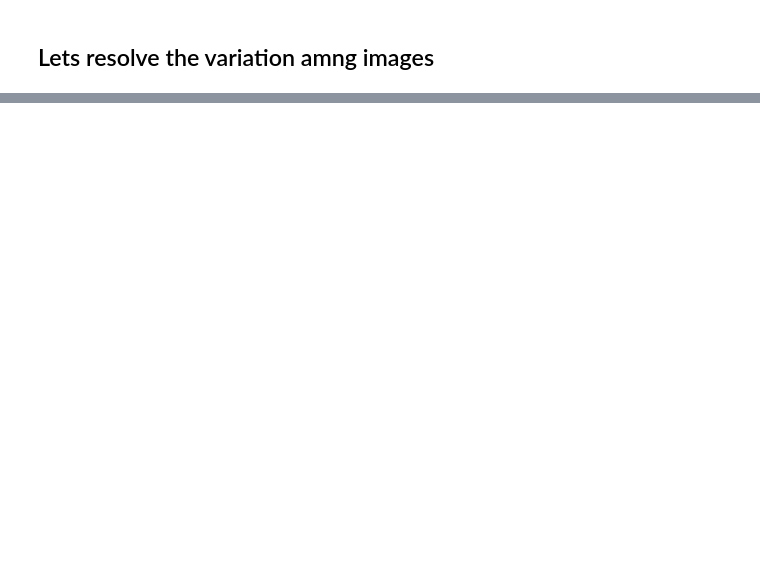
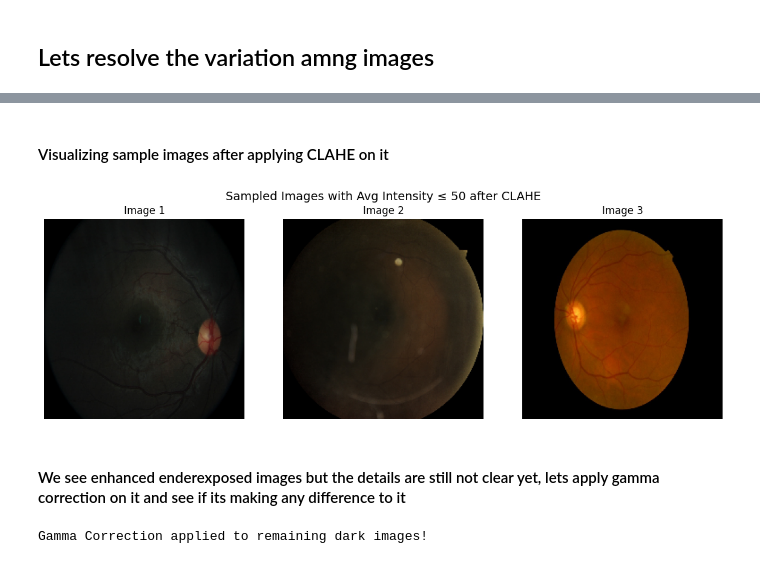
Before and after one commit to meetsudra11/Early-Detection-of-DR, a Jupyter notebook: DR.ipynb, the cells around one changed output, grey strips where cells are left out. Saved outputs shown, nothing was run; the diff lists cells and outputs as text; code cells hidden in the pictures; blank space fills up the shorter version.

Commit message:
in process

```diff
--- a/DR.ipynb
+++ b/DR.ipynb
@@ -309,0 +540,27 @@ def analyze_image(img):
+# %%
+# Function to classify underexposed images
+def is_underexposed(img, threshold=50):  # The above visualizations could give enough interpreation on which images require clahe
+    return np.mean(img) < threshold
+
+# Function to apply CLAHE
+def apply_clahe(img):
+    lab = cv2.cvtColor(img, cv2.COLOR_RGB2LAB)  # Convert to LAB color space
+    l, a, b = cv2.split(lab)  # Split channels
+
+    clahe = cv2.createCLAHE(clipLimit=6.0, tileGridSize=(8, 8))  # CLAHE parameters
+    l = clahe.apply(l)  # Apply CLAHE on the L-channel
+
+    lab = cv2.merge((l, a, b))  # Merge back channels
+    img_clahe = cv2.cvtColor(lab, cv2.COLOR_LAB2RGB)  # Convert back to RGB
+    return img_clahe
+
+# Apply CLAHE only to the underexposed images (below 43 brightness)
+for i in tqdm(range(len(df_resized)), desc="Processing Underexposed Images"):
+    img = df_resized.loc[i, "resized_image"]  # Get the resized image
+
+    if is_underexposed(img, threshold=43):  # Check if brightness < 43
+        df_resized.at[i, "clahe_image"] = apply_clahe(img)  # Apply CLAHE and store in a new column
+    else:
+        df_resized.at[i, "clahe_image"] = img  # Keep normal images unchanged
+
+print("CLAHE applied to underexposed images!")
@@ -309,0 +578,49 @@ def analyze_image(img):
+# %% [markdown]
+#### Visualizing sample images after applying CLAHE on it
+# %%
+# Filter images with avg intensity ≤ 50
+low_intensity_images = df_resized[df_resized["avg_intensity"] <= 50]
+
+# Sample 3 random images from this set
+sample_images = low_intensity_images.sample(n=min(3, len(low_intensity_images)), random_state=42)["resized_image"].tolist()
+
+# Plot the sampled images
+fig, axes = plt.subplots(1, 3, figsize=(12, 4))
+fig.suptitle("Sampled Images with Avg Intensity ≤ 50 after CLAHE", fontsize=14)
+
+for i, img in enumerate(sample_images):
+    axes[i].imshow(cv2.cvtColor(img, cv2.COLOR_BGR2RGB))
+    axes[i].axis("off")
+    axes[i].set_title(f"Image {i+1}")
+
+plt.tight_layout()
+plt.show()
+# %% [output]
+[figure, added]
+# %% [markdown]
+#### We see enhanced enderexposed images but the details are still not clear yet, lets apply gamma correction on it and see if its making any difference to it
+# %%
+# Function to apply Gamma Correction
+def apply_gamma_correction(img, gamma=1.5):
+    """Applies gamma correction to an image"""
+    inv_gamma = 1.0 / gamma
+    table = np.array([(i / 255.0) ** inv_gamma * 255 for i in np.arange(0, 256)]).astype("uint8")
+    return cv2.LUT(img, table)  # Apply lookup table transformation
+
+gamma_corrected_images = []  # Store the corrected images separately
+
+for i in tqdm(range(len(df_resized)), desc="Processing Remaining Dark Images"):
+    img = df_resized.loc[i, "clahe_image"]  # Get the CLAHE-processed image
+    avg_intensity = df_resized.loc[i, "avg_intensity"]  # Access precomputed intensity
+
+    if avg_intensity < 43:  # If still too dark
+        gamma_corrected_images.append(apply_gamma_correction(img, gamma=1.5))  # Apply gamma correction
+    else:
+        gamma_corrected_images.append(img)  # Keep unchanged
+
+# Store corrected images in a new column
+df_resized["gamma_corrected_image"] = gamma_corrected_images
+
+print("Gamma Correction applied to remaining dark images!")
+# %% [output]
+Gamma Correction applied to remaining dark images!
```
Also changed, not shown: parts of 22 cells of this notebook.
